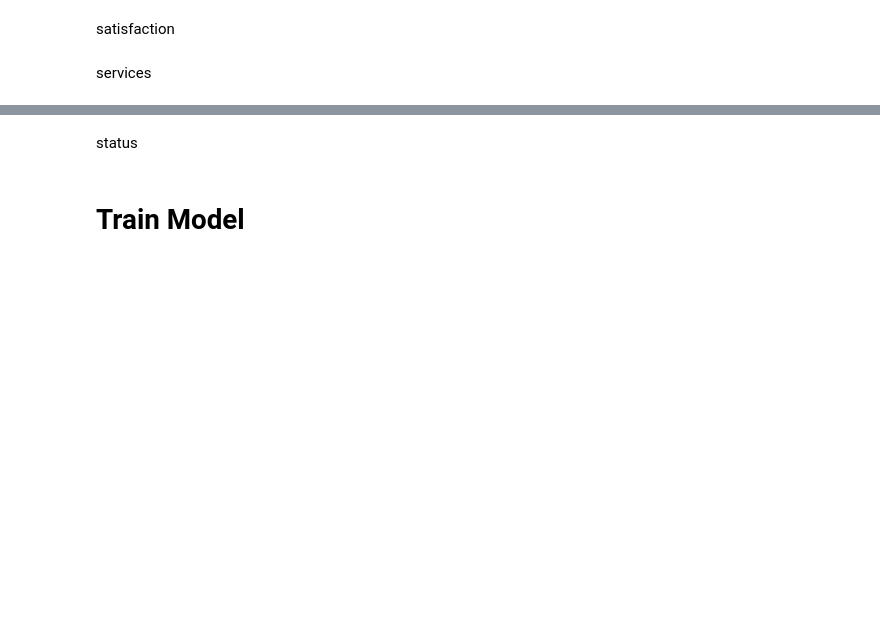
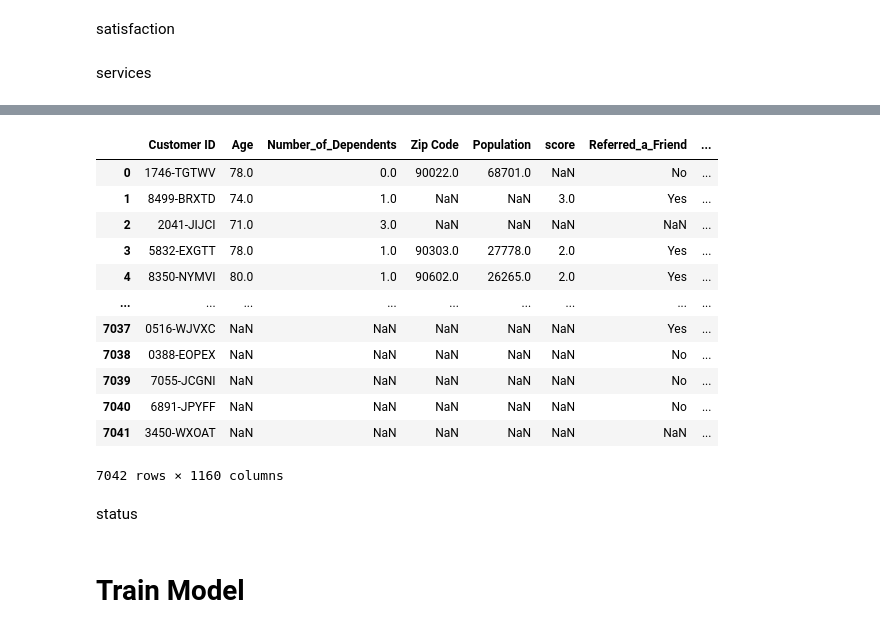
Before and after one commit to SinHanYang/html_final_project, a Jupyter notebook: main.ipynb, the cells around one changed output, grey strips where cells are left out. Cells and saved outputs as stored; diff of their text form; code cells hidden in the pictures; blank space fills up the shorter version.

Commit message:
one-hot encoding and degree 2 transform

```diff
--- a/main.ipynb
+++ b/main.ipynb
@@ -144,2 +85,77 @@ df
+# %%
+from sklearn.compose import ColumnTransformer
+from sklearn.preprocessing import OneHotEncoder
+services=pd.read_csv('services.csv')
+services.columns=['Customer ID','Count','Quarter','Referred_a_Friend','Number of Referrals','Tenure in Months','Offer','Phone_Service','Avg Monthly Long Distance Charges','Multiple_Lines','Internet_Service','Internet_Type','Avg Monthly GB Download','Online_Security','Online_Backup','Device_Protection_Plan','Premium_Tech_Support','Streaming_TV','Streaming_Movies','Streaming_Music','Unlimited_Data','Contract','Paperless_Billing','Payment_Method','Monthly Charge','Total Charges','Total Refunds','Total Extra Data Charges','Total Long Distance Charges','Total Revenue']
+# Quarter are always Q3
+services.drop(['Count','Quarter'],axis=1,inplace=True)
+users=pd.merge(users,services,on='Customer ID',how='outer')
+#columns_to_encode = [1,3,4,5,6,8,12,13,14,15,16,17,18,20,21,22,23,34,35,36,27,28,29]
+#ct = ColumnTransformer(transformers=[('encoder', OneHotEncoder(), columns_to_encode)], remainder='passthrough')
+users = pd.concat((users,pd.get_dummies(users.Married,prefix='Married')),1)
+users = pd.concat((users,pd.get_dummies(users.Gender,prefix='Gender')),1)
+users = pd.concat((users,pd.get_dummies(users.Under_30,prefix='Under_30')),1)
+users = pd.concat((users,pd.get_dummies(users.Senior_Citizen,prefix='Senior_Citizen')),1)
+users = pd.concat((users,pd.get_dummies(users.Dependents,prefix='Dependents')),1)
+users = pd.concat((users,pd.get_dummies(users.City,prefix='City')),1)
+#users = pd.concat((users,pd.get_dummies(users.Referred_a_friend,prefix='Referred_a_friend')),1)
+users = pd.concat((users,pd.get_dummies(users.Offer,prefix='Offer')),1)
+users = pd.concat((users,pd.get_dummies(users.Phone_Service,prefix='Phone_Service')),1)
+users = pd.concat((users,pd.get_dummies(users.Multiple_Lines,prefix='Multiple_Lines')),1)
+users = pd.concat((users,pd.get_dummies(users.Internet_Service,prefix='Internet_Service')),1)
+users = pd.concat((users,pd.get_dummies(users.Internet_Type,prefix='Internet_Type')),1)
+users = pd.concat((users,pd.get_dummies(users.Online_Security,prefix='Online_Security')),1)
+users = pd.concat((users,pd.get_dummies(users.Online_Backup,prefix='Online_Backup')),1)
+users = pd.concat((users,pd.get_dummies(users.Device_Protection_Plan,prefix='Device_Protection_Plan')),1)
+users = pd.concat((users,pd.get_dummies(users.Premium_Tech_Support,prefix='Premium_Tech_Support')),1)
+users = pd.concat((users,pd.get_dummies(users.Streaming_TV,prefix='Streaming_TV')),1)
+users = pd.concat((users,pd.get_dummies(users.Streaming_Movies,prefix='Streaming_Movies')),1)
+users = pd.concat((users,pd.get_dummies(users.Streaming_Music,prefix='Streaming_Music')),1)
+users = pd.concat((users,pd.get_dummies(users.Unlimited_Data,prefix='Unlimited_Data')),1)
+users = pd.concat((users,pd.get_dummies(users.Contract,prefix='Contract')),1)
+users = pd.concat((users,pd.get_dummies(users.Paperless_Billing,prefix='Paperless_Billing')),1)
+users = pd.concat((users,pd.get_dummies(users.Payment_Method,prefix='Payment_Method')),1)
+
+users.drop(['Married','Gender','Under_30','Senior_Citizen','Dependents','City','Phone_Service','Multiple_Lines','Internet_Service','Internet_Type','Online_Security','Online_Backup','Device_Protection_Plan','Premium_Tech_Support','Streaming_TV','Streaming_Movies','Streaming_Music','Unlimited_Data','Contract','Paperless_Billing','Payment_Method'],axis=1,inplace=True)
+'''
+df["Married"]=pd.util.hash_array(df["Married"].to_numpy())
+df["Gender"]=pd.util.hash_array(df["Gender"].to_numpy())
+df["Under 30"]=pd.util.hash_array(df["Under 30"].to_numpy())
+df["Senior Citizen"]=pd.util.hash_array(df["Senior Citizen"].to_numpy())
+df["Dependents"]=pd.util.hash_array(df["Dependents"].to_numpy())
+df["City"]=pd.util.hash_array(df["City"].to_numpy())
+#df["Referred a friend"]=pd.util.hash_array(df["Referred a friend"].to_numpy())
+df["Offer"]=pd.util.hash_array(df["Offer"].to_numpy())
+df["Phone Service"]=pd.util.hash_array(df["Phone Service"].to_numpy())
+df["Multiple Lines"]=pd.util.hash_array(df["Multiple Lines"].to_numpy())
+df["Internet Service"]=pd.util.hash_array(df["Internet Service"].to_numpy())
+df["Internet Type"]=pd.util.hash_array(df["Internet Type"].to_numpy())
+df["Online Security"]=pd.util.hash_array(df["Online Security"].to_numpy())
+df["Online Backup"]=pd.util.hash_array(df["Online Backup"].to_numpy())
+df["Device Protection Plan"]=pd.util.hash_array(df["Device Protection Plan"].to_numpy())
+df["Premium Tech Support"]=pd.util.hash_array(df["Premium Tech Support"].to_numpy())
+df["Streaming TV"]=pd.util.hash_array(df["Streaming TV"].to_numpy())
+df["Streaming Movies"]=pd.util.hash_array(df["Streaming Movies"].to_numpy())
+df["Streaming Music"]=pd.util.hash_array(df["Streaming Music"].to_numpy())
+df["Unlimited Data"]=pd.util.hash_array(df["Unlimited Data"].to_numpy())
+df["Contract"]=pd.util.hash_array(df["Contract"].to_numpy())
+df["Paperless Billing"]=pd.util.hash_array(df["Paperless Billing"].to_numpy())
+df["Payment Method"]=pd.util.hash_array(df["Payment Method"].to_numpy())
+'''
+users
+# %% [output]
+|  | Customer ID | Age | Number_of_Dependents | Zip Code | Population | score | Referred_a_Friend | ... |
+| 0 | 1746-TGTWV | 78.0 | 0.0 | 90022.0 | 68701.0 | NaN | No | ... |
+| 1 | 8499-BRXTD | 74.0 | 1.0 | NaN | NaN | 3.0 | Yes | ... |
+| 2 | 2041-JIJCI | 71.0 | 3.0 | NaN | NaN | NaN | NaN | ... |
+| 3 | 5832-EXGTT | 78.0 | 1.0 | 90303.0 | 27778.0 | 2.0 | Yes | ... |
+| 4 | 8350-NYMVI | 80.0 | 1.0 | 90602.0 | 26265.0 | 2.0 | Yes | ... |
+| ... | ... | ... | ... | ... | ... | ... | ... | ... |
+| 7037 | 0516-WJVXC | NaN | NaN | NaN | NaN | NaN | Yes | ... |
+| 7038 | 0388-EOPEX | NaN | NaN | NaN | NaN | NaN | No | ... |
+| 7039 | 7055-JCGNI | NaN | NaN | NaN | NaN | NaN | No | ... |
+| 7040 | 6891-JPYFF | NaN | NaN | NaN | NaN | NaN | No | ... |
+| 7041 | 3450-WXOAT | NaN | NaN | NaN | NaN | NaN | NaN | ... |
+7042 rows × 1160 columns
 # %% [markdown]
 status
```
Also changed, not shown: parts of 13 cells of this notebook, 2 other files.
